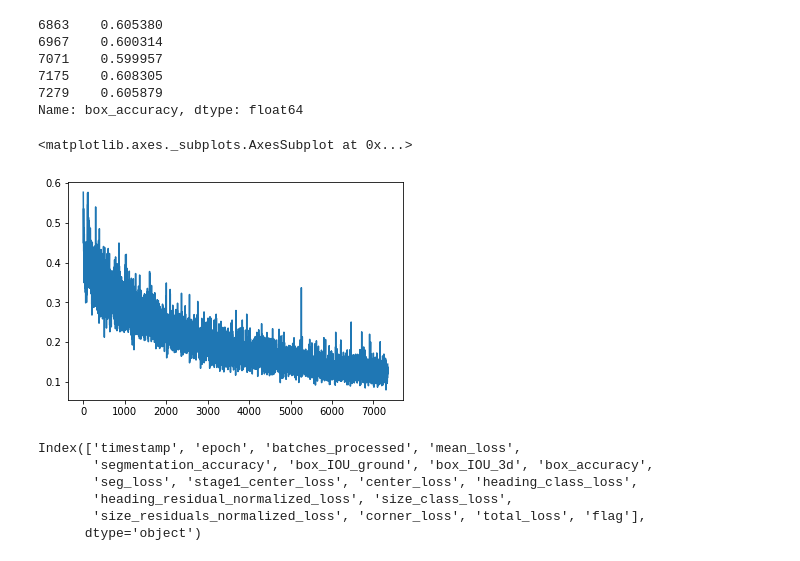
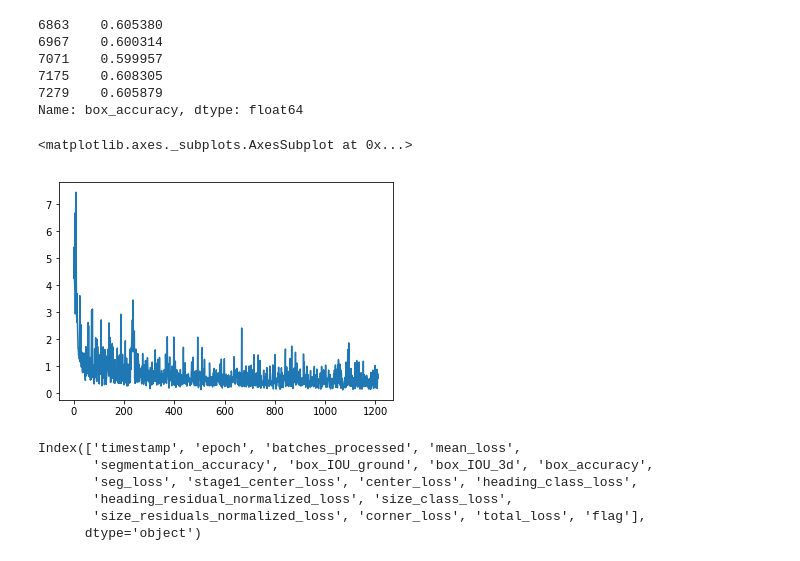
Before and after one commit to aelskhawy/own_adl4cv, a Jupyter notebook: read_logs.ipynb, the cells around one changed output. Drawn from its saved outputs; the diff is of its cells as text; code cells hidden in the pictures.

```diff
--- a/read_logs.ipynb
+++ b/read_logs.ipynb
@@ -6,7 +6,8 @@ import matplotlib.pyplot as plt
 # %%
 #filename = './logs/2018-12-17_18-58-39-.log'
 #new_file = './logs/2018-12-17_23-23-09-.log'
-filename = './logs/2019-01-06_19-31-38-.log'
+
+filename = './logs/2019-01-12_15-29-29-.log'
 # %%
 df = pd.read_csv(filename, sep='|', header=1, skiprows=1)
 df.columns = [str.strip(x) for x in df.columns]
@@ -51,10 +41,10 @@ df[df['flag'] == ' Val']['box_accuracy'].tail(5)
 7279    0.605879
 Name: box_accuracy, dtype: float64
 # %%
-df[df['flag'] == ' Train']['seg_loss'].plot()
+df[df['flag'] == ' Train']['stage1_center_loss'].plot()
 # %% [output]
 <matplotlib.axes._subplots.AxesSubplot at 0x...>
-[figure, old version]
+[figure, new version]
 # %%
 df.columns
 # %% [output]
```
Also changed, not shown: parts of 6 cells of this notebook, 3 other files.
